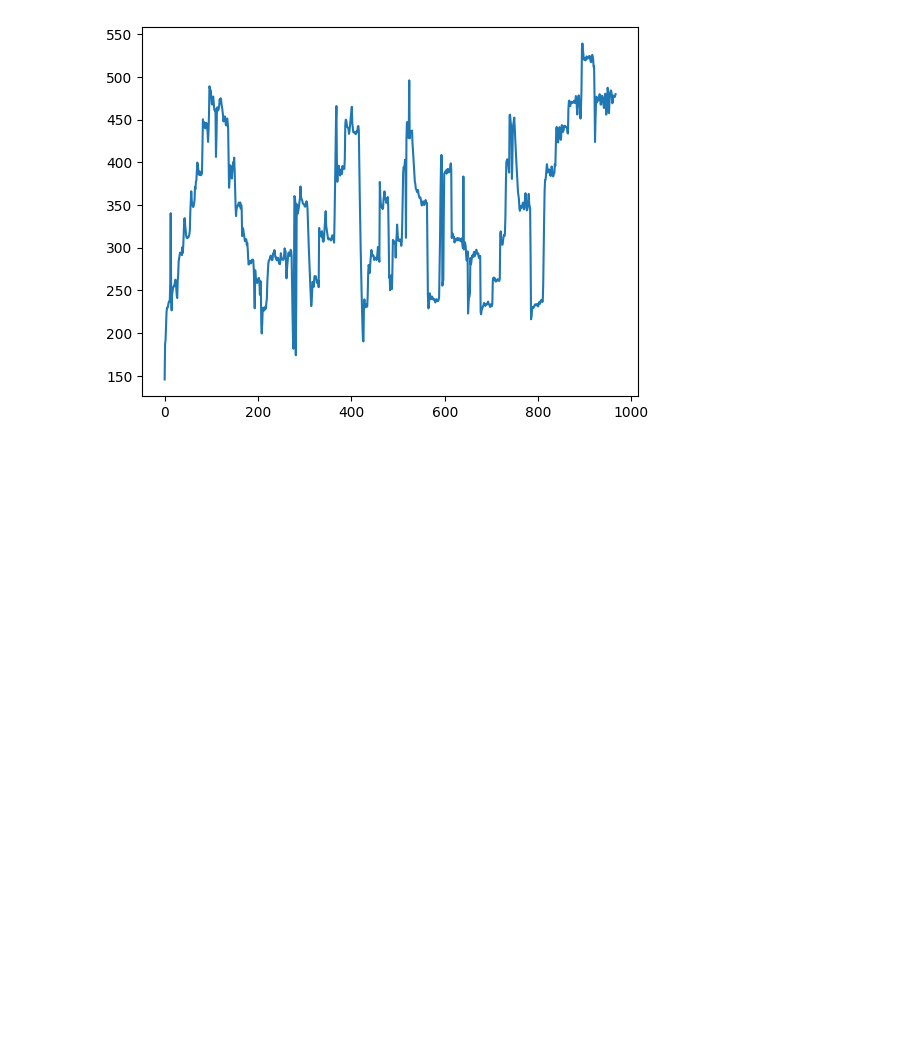
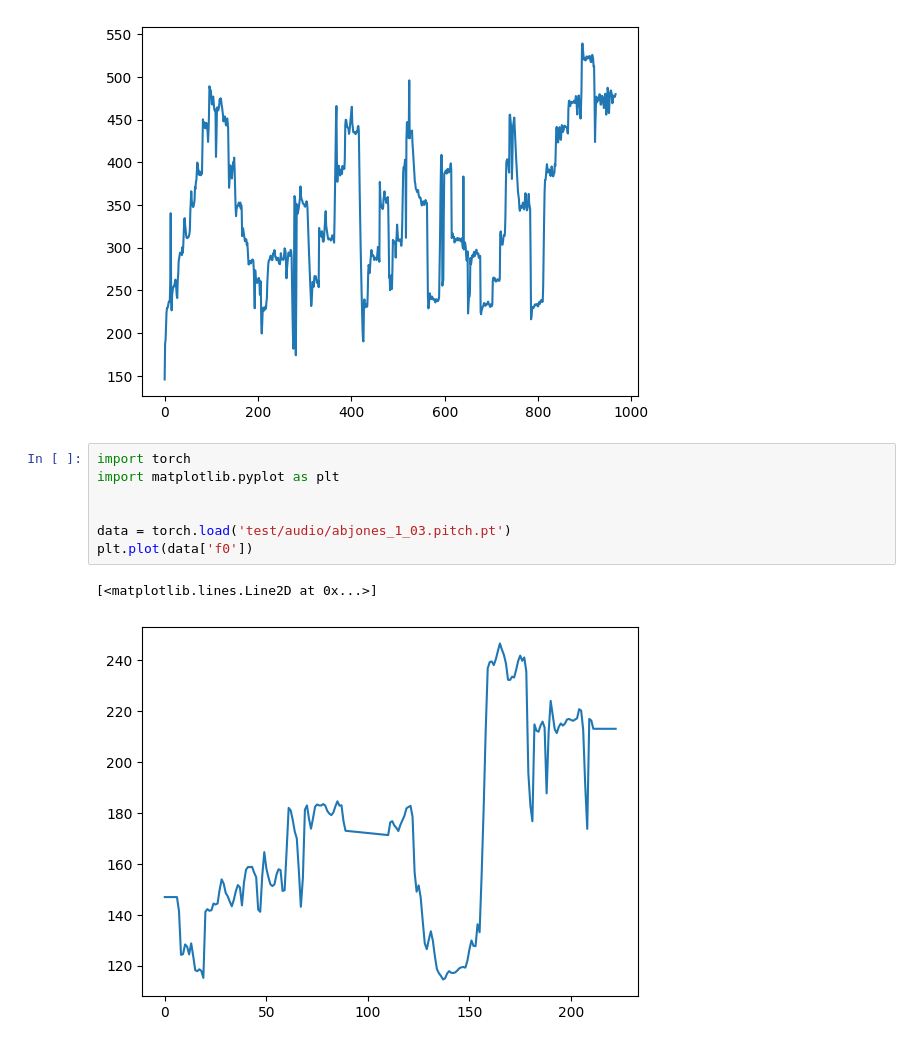
Before and after one commit to k-l-lambda/deep-starry, a Jupyter notebook: test_rmvpe.ipynb, the cells around one changed output. Drawn from its saved outputs; the diff is of its cells as text; blank space fills up the shorter version.

```diff
--- a/test_rmvpe.ipynb
+++ b/test_rmvpe.ipynb
@@ -13,3 +13,13 @@ plt.plot(f0)
 # %% [output]
 [<matplotlib.lines.Line2D at 0x...>]
 [figure]
+# %%
+import torch
+import matplotlib.pyplot as plt
+
+
+data = torch.load('test/audio/abjones_1_03.pitch.pt')
+plt.plot(data['f0'])
+# %% [output]
+[<matplotlib.lines.Line2D at 0x...>]
+[figure, added]
```
